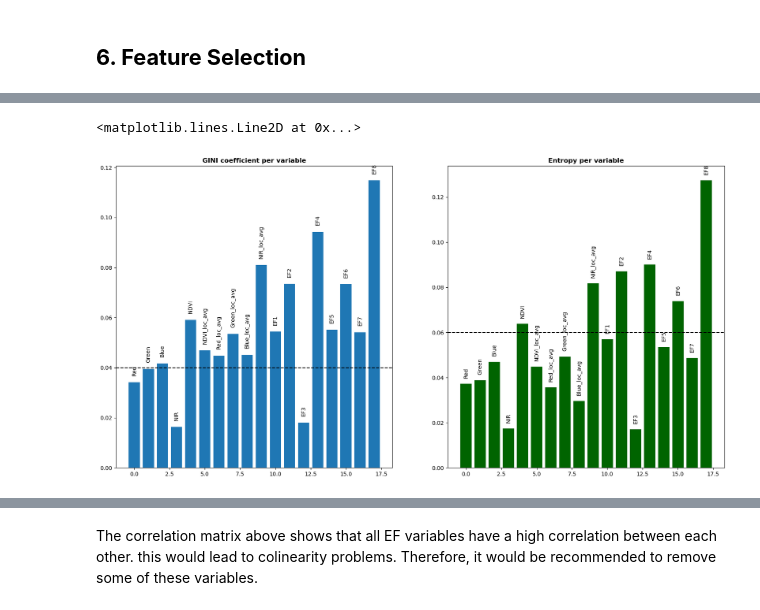
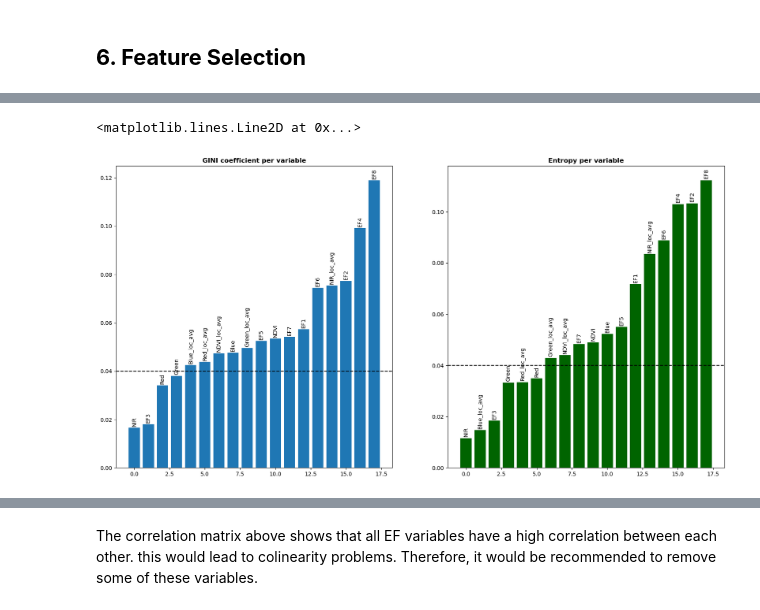
Before and after one commit to mdominguezd/MachineLearning_Project_MDD_LRI, a Jupyter notebook: Project/week_2_notebook.ipynb, the cells around one changed output, grey strips where cells are left out. Drawn from its saved outputs; the diff is of its cells as text; code cells hidden in the pictures.

```diff
--- a/Project/week_2_notebook.ipynb
+++ b/Project/week_2_notebook.ipynb
@@ -479,8 +480,8 @@ We would pick 25 trees and 25 minimum samples per leaf nodes, since this model p
 ``Finish the line which calls the random forest classifier with your chosen parameters and train the model.``
 # %%
 ## Fill in your choice of parameters and set up the random forest classifier
-num_trees = 100
-min_num_leaves = 10
+num_trees = 25
+min_num_leaves = 25
 
 model = RandomForestClassifier(n_estimators=n_trees, min_samples_split=min_num_leaves, random_state=42)
 
@@ -525,38 +548,43 @@ feature_names = [
                  'Green',
                  'Blue',
                  'NIR',
                  'NDVI',
                  'NDVI_loc_avg',
                  'Red_loc_avg',
                  'Green_loc_avg',
                  'Blue_loc_avg',
                  'NIR_loc_avg',
                  'EF1',
                  'EF2',
                  'EF3',
                  'EF4',
                  'EF5',
                  'EF6',
                  'EF7',
                  'EF8'
 ]
 
+importance_df = pd.DataFrame([feature_names, features_gini, features_entropy])
+importance_df = importance_df.T
+importance_df.columns = ['feature', 'gini', 'entropy']
+
 ## Make bar plots
 x_axis = range(len(features_gini))
 fig, (ax_gini, ax_entropy) = plt.subplots(1, 2, figsize=(20,10))
-ax_gini.bar(x_axis, features_gini)
+ax_gini.bar(x_axis, importance_df['gini'].sort_values())
 ax_gini.set_title("GINI coefficient per variable", weight='bold')
-ax_entropy.bar(x_axis, features_entropy, color='darkgreen')
+ax_entropy.bar(x_axis, importance_df['entropy'].sort_values(), color='darkgreen')
 ax_entropy.set_title("Entropy per variable", weight='bold')
 
 ## Add labels to the bars
-for index, label in enumerate(feature_names):
-    ax_gini.text(index, y=features_gini[index]+0.003, s=label, ha='center', rotation=90)
-for index, label in enumerate(feature_names):
-    ax_entropy.text(index, y=features_entropy[index]+0.003, s=label, ha='center', rotation=90)
+for index, label in enumerate(importance_df.sort_values('gini').iloc[:,0].reset_index(drop=True)):
+    ax_gini.text(index, y=importance_df.sort_values('gini').iloc[:,1].reset_index(drop=True)[index] + 0.001, s=label, ha='center', rotation=90)
+
+for index, label in enumerate(importance_df.sort_values('entropy').iloc[:,0].reset_index(drop=True)):
+    ax_entropy.text(index, y=importance_df.sort_values('entropy').iloc[:,2].reset_index(drop=True)[index]+0.001, s=label, ha='center', rotation=90)
 
 ax_gini.axhline(0.04, c = 'k', ls = '--')
-ax_entropy.axhline(0.06, c = 'k', ls = '--')
+ax_entropy.axhline(0.04, c = 'k', ls = '--')
 # %% [output]
 <matplotlib.lines.Line2D at 0x...>
-[figure, old version]
+[figure, new version]
```
Also changed, not shown: parts of 15 cells of this notebook, 3 other files.
